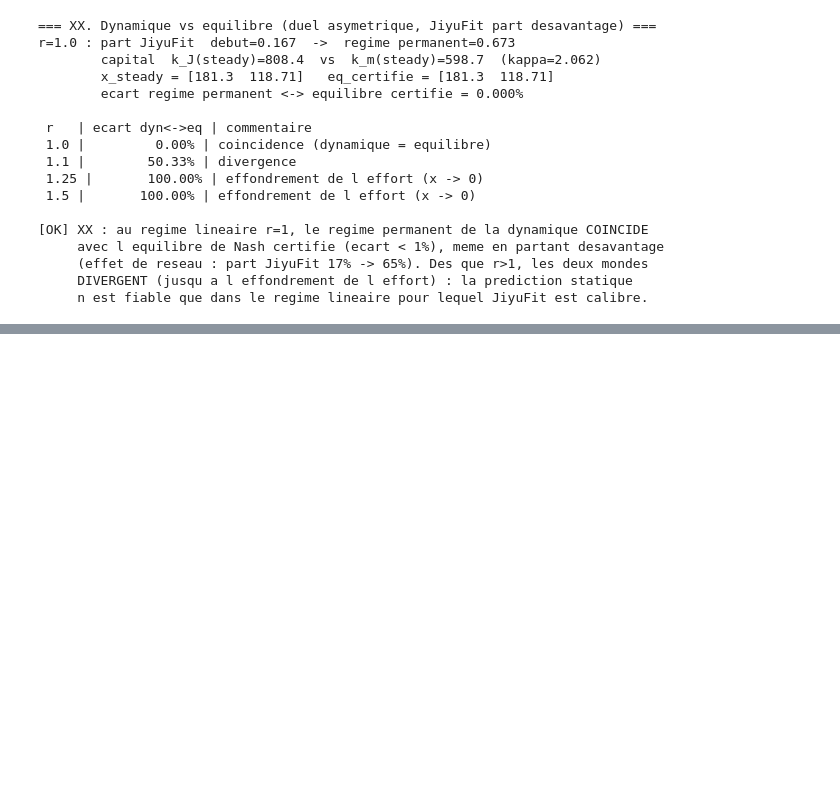
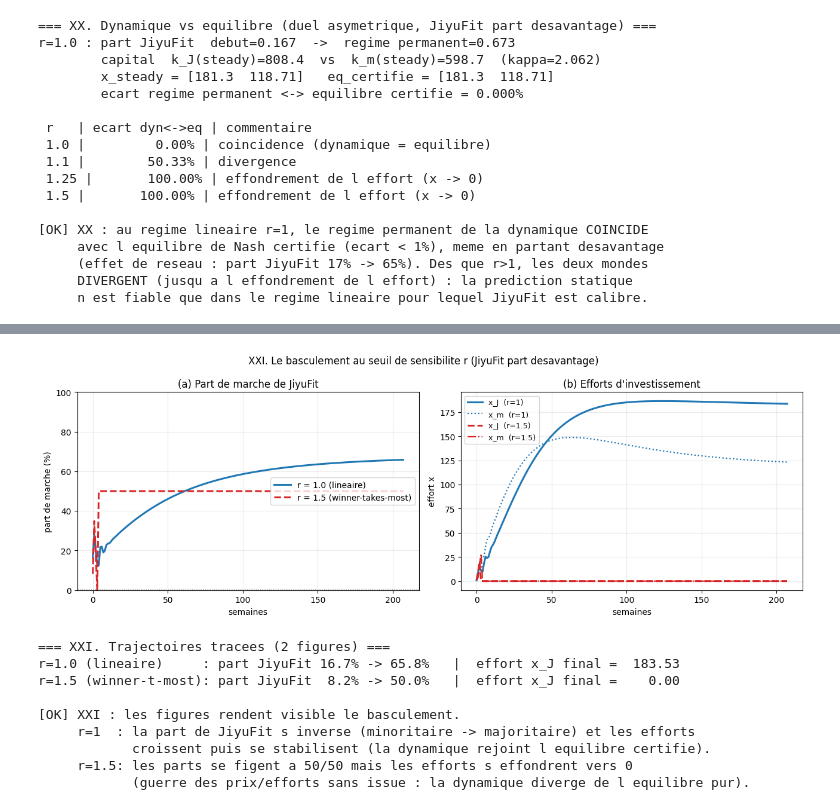
Before and after one commit to pinfada/jiyufit-modele-concurrentiel, a Jupyter notebook: jiyufit_modele_concurrentiel.ipynb, the cells around one changed output, grey strips where cells are left out. Cells and saved outputs as stored; diff of their text form; code cells hidden in the pictures; blank space fills up the shorter version.

Commit message:
XXI. Visualisation des trajectoires : basculement au seuil r (figures part de marche + efforts, r=1 vs r=1.5)

```diff
--- a/jiyufit_modele_concurrentiel.ipynb
+++ b/jiyufit_modele_concurrentiel.ipynb
@@ -1587,0 +1606,74 @@ r=1.0 : part JiyuFit  debut=0.167  ->  regime permanent=0.673
+# %%
+# === XXI. Visualisation des trajectoires : basculement au seuil r ===
+import numpy as np
+import matplotlib.pyplot as plt
+
+def trajectoire(r, T=208):  # ~4 ans : horizon suffisant pour voir l inversion complete (cf. section XX)
+    """Duel asymetrique (JiyuFit desavantage : k_J=1 vs k_m=5) a sensibilite r."""
+    mp = ModelParams(); mp.r = r
+    h = simulate(mp, T=T)
+    return {
+        'P_J': np.asarray(h['P_J'], float),
+        'x_J': np.asarray(h['x_J'], float),
+        'x_m': np.asarray(h['x_m'], float),
+    }
+
+R_LIN, R_WTM = 1.0, 1.5
+tj_lin = trajectoire(R_LIN)
+tj_wtm = trajectoire(R_WTM)
+t = np.arange(len(tj_lin['P_J']))
+
+fig, (ax1, ax2) = plt.subplots(1, 2, figsize=(13, 4.6))
+
+# (a) Part de marche de JiyuFit
+ax1.axhline(0.5, color='0.7', ls=':', lw=1)
+ax1.plot(t, 100*tj_lin['P_J'], color='#1f77b4', lw=2.2, label='r = 1.0 (lineaire)')
+ax1.plot(t, 100*tj_wtm['P_J'], color='#d62728', lw=2.2, ls='--', label='r = 1.5 (winner-takes-most)')
+ax1.set_title('(a) Part de marche de JiyuFit')
+ax1.set_xlabel('semaines'); ax1.set_ylabel('part de marche (%)')
+ax1.set_ylim(0, 100); ax1.legend(loc='center right'); ax1.grid(alpha=0.25)
+
+# (b) Efforts x_J et x_m
+ax2.plot(t, tj_lin['x_J'], color='#1f77b4', lw=2.2, label='x_J  (r=1)')
+ax2.plot(t, tj_lin['x_m'], color='#1f77b4', lw=1.6, ls=':', label='x_m  (r=1)')
+ax2.plot(t, tj_wtm['x_J'], color='#d62728', lw=2.2, ls='--', label='x_J  (r=1.5)')
+ax2.plot(t, tj_wtm['x_m'], color='#d62728', lw=1.6, ls='-.', label='x_m  (r=1.5)')
+ax2.set_title("(b) Efforts d'investissement")
+ax2.set_xlabel('semaines'); ax2.set_ylabel('effort x')
+ax2.legend(loc='upper left', fontsize=9); ax2.grid(alpha=0.25)
+
+fig.suptitle('XXI. Le basculement au seuil de sensibilite r (JiyuFit part desavantage)', fontsize=12)
+fig.tight_layout()
+plt.show()
+
+# --- Verifications non-regression (coherentes avec les sections XVIII-XX) ---
+pJ_lin_deb, pJ_lin_fin = tj_lin['P_J'][0], tj_lin['P_J'][-1]
+pJ_wtm_fin = tj_wtm['P_J'][-1]
+xJ_lin_fin, xJ_wtm_fin = tj_lin['x_J'][-1], tj_wtm['x_J'][-1]
+
+assert pJ_lin_deb < 0.25, 'JiyuFit doit partir minoritaire (~17%)'
+assert pJ_lin_fin > 0.60, 'a r=1, JiyuFit doit inverser et devenir majoritaire'
+assert abs(pJ_wtm_fin - 0.5) < 0.05, 'a r=1.5, les parts convergent vers 50/50'
+assert xJ_lin_fin > 10.0, 'a r=1, l effort de JiyuFit croit fortement'
+assert xJ_wtm_fin < 1.0, 'a r=1.5, l effort s effondre vers 0'
+
+print('=== XXI. Trajectoires tracees (2 figures) ===')
+print(f'r=1.0 (lineaire)     : part JiyuFit {100*pJ_lin_deb:4.1f}% -> {100*pJ_lin_fin:4.1f}%   |  effort x_J final = {xJ_lin_fin:7.2f}')
+print(f'r=1.5 (winner-t-most): part JiyuFit {100*tj_wtm["P_J"][0]:4.1f}% -> {100*pJ_wtm_fin:4.1f}%   |  effort x_J final = {xJ_wtm_fin:7.2f}')
+print()
+print('[OK] XXI : les figures rendent visible le basculement.')
+print('     r=1  : la part de JiyuFit s inverse (minoritaire -> majoritaire) et les efforts')
+print('            croissent puis se stabilisent (la dynamique rejoint l equilibre certifie).')
+print('     r=1.5: les parts se figent a 50/50 mais les efforts s effondrent vers 0')
+print('            (guerre des prix/efforts sans issue : la dynamique diverge de l equilibre pur).')
+# %% [output]
+[figure, added]
+=== XXI. Trajectoires tracees (2 figures) ===
+r=1.0 (lineaire)     : part JiyuFit 16.7% -> 65.8%   |  effort x_J final =  183.53
+r=1.5 (winner-t-most): part JiyuFit  8.2% -> 50.0%   |  effort x_J final =    0.00
+
+[OK] XXI : les figures rendent visible le basculement.
+     r=1  : la part de JiyuFit s inverse (minoritaire -> majoritaire) et les efforts
+            croissent puis se stabilisent (la dynamique rejoint l equilibre certifie).
+     r=1.5: les parts se figent a 50/50 mais les efforts s effondrent vers 0
+            (guerre des prix/efforts sans issue : la dynamique diverge de l equilibre pur).
```
Also changed, not shown: parts of 1 cell of this notebook.
